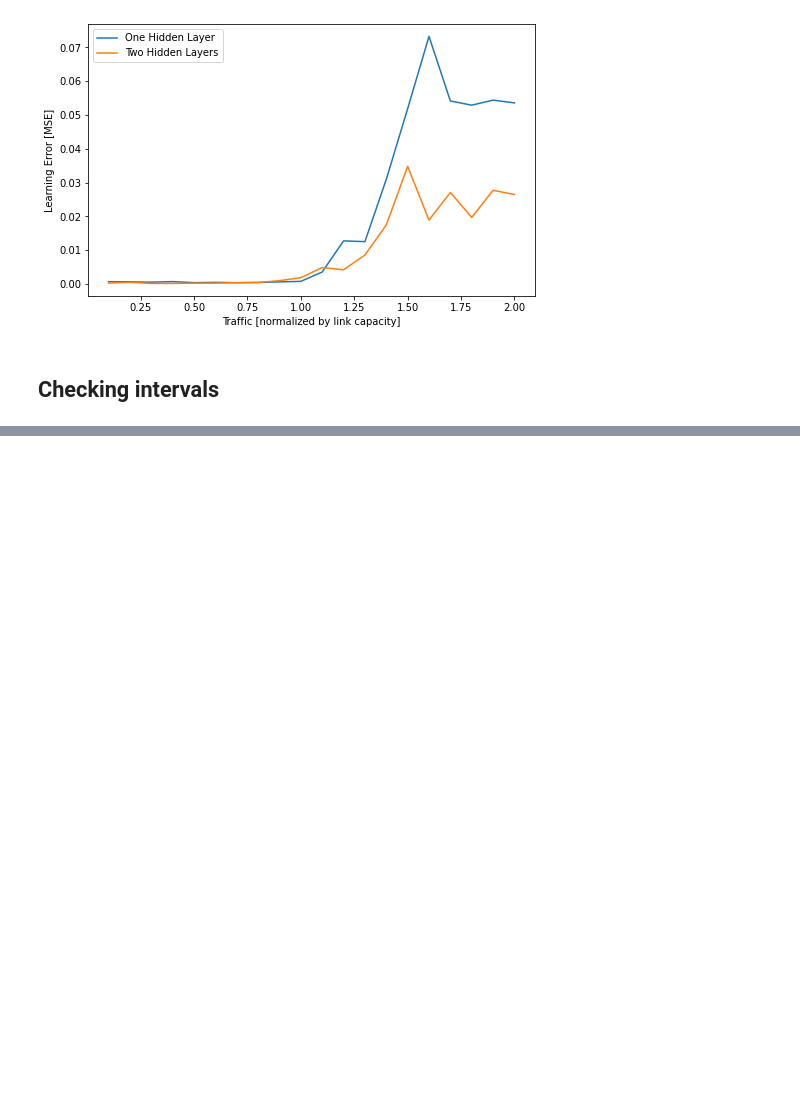
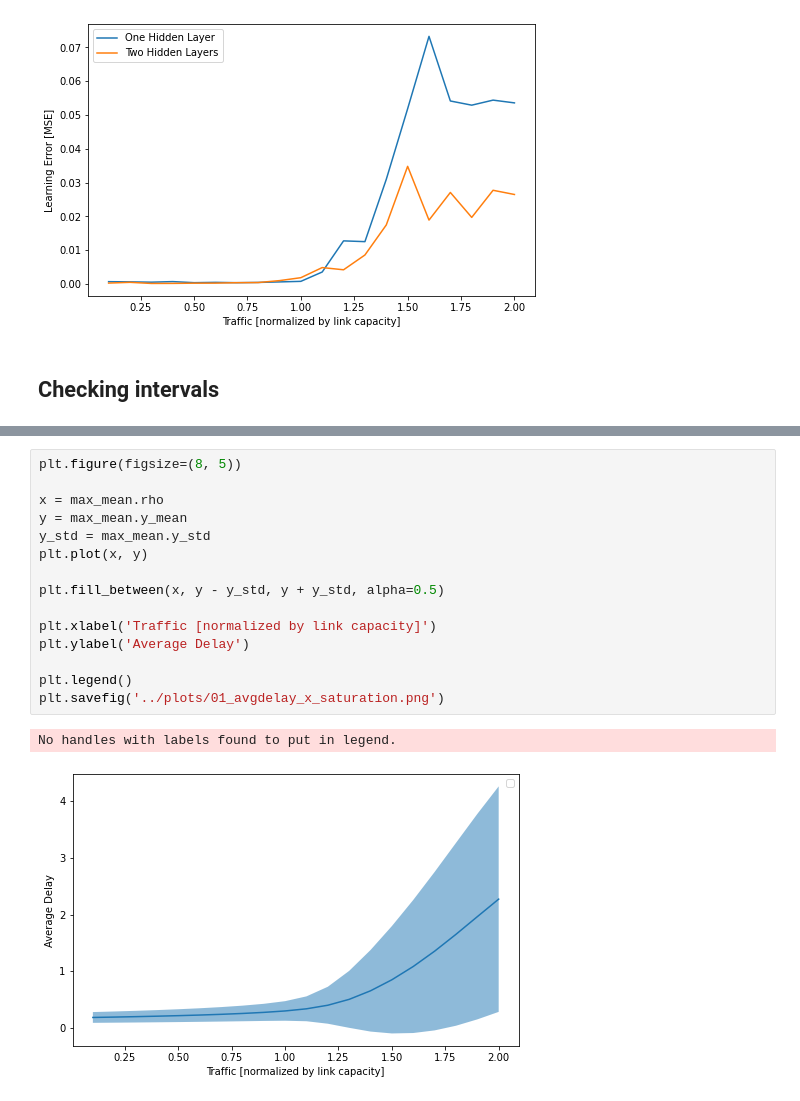
Before and after one commit to caiolmart/reproducing_articles, a Jupyter notebook: modelling_delays/notebooks/01_error_x_saturation.ipynb, the cells around one changed output, grey strips where cells are left out. Cells and saved outputs as stored; diff of their text form; blank space fills up the shorter version.

Commit message:
Add avg plots

```diff
--- a/modelling_delays/notebooks/01_error_x_saturation.ipynb
+++ b/modelling_delays/notebooks/01_error_x_saturation.ipynb
@@ -315,0 +313,18 @@ max_mean
+# %%
+plt.figure(figsize=(8, 5))
+
+x = max_mean.rho
+y = max_mean.y_mean
+y_std = max_mean.y_std
+plt.plot(x, y)
+
+plt.fill_between(x, y - y_std, y + y_std, alpha=0.5)
+
+plt.xlabel('Traffic [normalized by link capacity]')
+plt.ylabel('Average Delay')
+
+plt.legend()
+plt.savefig('../plots/01_avgdelay_x_saturation.png')
+# %% [output]
+No handles with labels found to put in legend.
+[figure, added]
```
Also changed, not shown: parts of 2 cells of this notebook, 2 other files.
